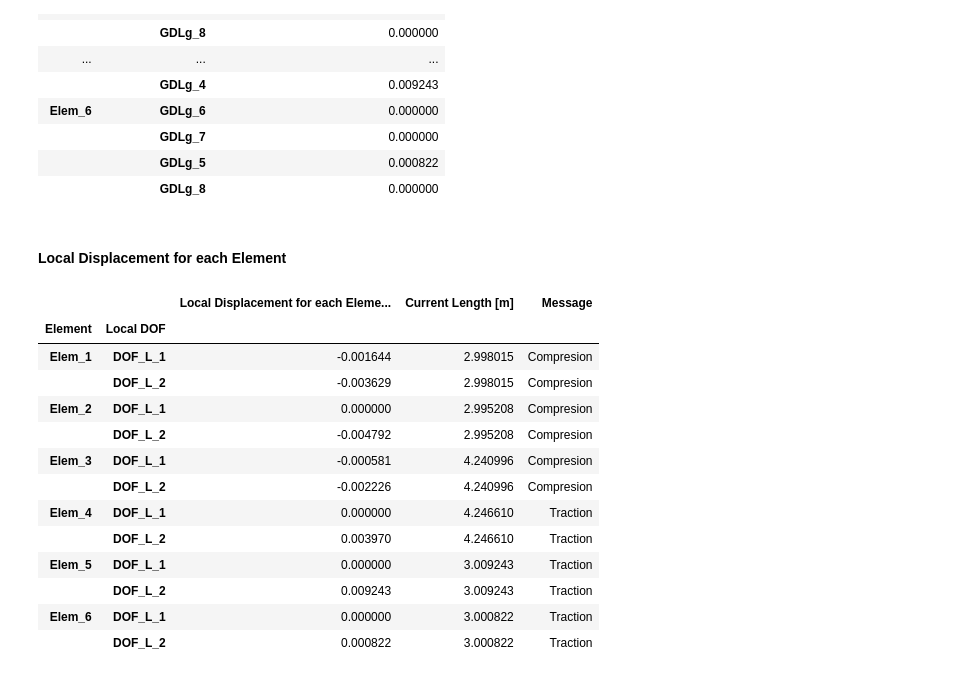
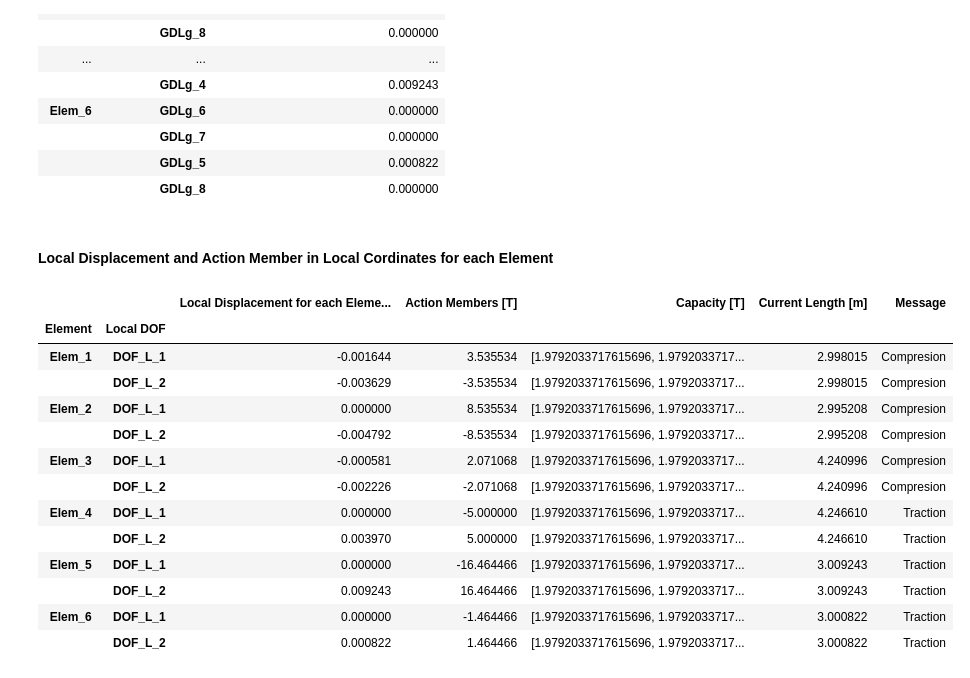
Before and after one commit to Normando1945/Repo_Maxtrix_Analisys, a Jupyter notebook: examples/Example_Truss.ipynb, the cells around one changed output. Drawn from its saved outputs; the diff is of its cells as text; code cells hidden in the pictures.

```diff
--- a/examples/Example_Truss.ipynb
+++ b/examples/Example_Truss.ipynb
@@ -59,6 +59,10 @@ P[1] = -10
 P[3] = 20
 P = np.vstack(P)                                                                                                    # Convert load vector to column format
 
+dv = 0.01
+fyT = 42000
+fyC = fyT * 0.6
+
 element_names = [f'Elem_{i+1}' for i in range(len(Lee))]                                                            # Element labels for the table
 Lee_table = pd.DataFrame(                                                                                           # Convert placement vectors to DataFrame
     Lee,                                                                                                            # Placement vector array
@@ -461,65 +465,85 @@ Delta_g_elem_df.round(6)
 |  | GDLg_5 | 0.000822 |
 |  | GDLg_8 | 0.000000 |
 # %% [markdown]
-#### Local Displacement for each Element
+#### Local Displacement and Action Member in Local Cordinates for each Element
 # %%
 Delta_L_elem_all = []                                                                                              # Empty list to store local displacement vectors
 New_L_elem = []                                                                                                    # Empty list to store current element lengths
 New_L_elem_rows = []                                                                                               # Current lengths repeated for each local DOF row
 MENSAJE = []
 MENSAJE_rows = []
+CA = []
+CA_rows = []
+
+AmL = []
 
 for e in np.arange(0, n_elem, 1):                                                                                   # Loop through each element
+# for e in np.arange(2):
     Telem = structure.elements[e].transformation_ARM_matrix_2D()                                                    # Local-to-global transformation matrix
     Delta_g_elem_e = delta_g_full[LeeE[e]]                                                                          # Global displacement vector of element e
     Delta_L_elem_e = Telem.T @ Delta_g_elem_e                                                                       # Transform global displacements to local coordinates
+
+    #-------- Action Members --------
+    aml = structure.elements[e].stiffness_matrix_ARM_AE() @ Delta_L_elem_e
     L_actual = L[e] + Delta_L_elem_e[1, 0] - Delta_L_elem_e[0, 0]                                                   # Current length: L + u_local_j - u_local_i
 
     if L_actual >= L[e]:
         mensaje = 'Traction'
+        #--------- Capacity ----------
+        ca = fyT * (np.pi * dv**(2) / 4)
     else:
         mensaje = 'Compresion'
+        ca = fyC * (np.pi * dv**(2) / 4)
 
     Delta_L_elem_all.append(Delta_L_elem_e)                                                                         # Store local displacement vector
 
+    AmL.append(aml)
+
     New_L_elem.append(L_actual)                                                                                     # Store one current length per element
     New_L_elem_rows.extend([L_actual] * local_dof)                                                                  # Repeat current length for the DataFrame rows
+
+    CA.append(ca)
+    CA_rows.extend([CA] * local_dof)
+
 
     MENSAJE.append(mensaje)
     MENSAJE_rows.extend([mensaje] * local_dof)
 
 Delta_L_elem_all = np.vstack(Delta_L_elem_all)                                                                      # Stack local displacement vectors
+AmL = np.vstack(AmL)
 
 rows_L = pd.MultiIndex.from_tuples(                                                                                 # Create hierarchical index for local displacement vectors
     [
         (f'Elem_{e+1}', f'DOF_L_{d+1}')                                                                             # Element and local DOF labels
         for e in range(n_elem)                                                                                      # Loop through each element
         for d in range(local_dof)                                                                                   # Loop through local DOF
     ],
     names=['Element', 'Local DOF']                                                                                  # Index level names
 )
 
 Delta_L_elem_all_df = pd.DataFrame(                                                                                 # Convert local displacements and lengths to DataFrame
     {
         'Local Displacement for each Element [m]': Delta_L_elem_all.ravel(),
+        'Action Members [T]': AmL.ravel(),
+        'Capacity [T]': CA_rows,
         'Current Length [m]': New_L_elem_rows,
         'Message ':MENSAJE_rows,
     },
     index=rows_L
 )
 Delta_L_elem_all_df.round(6)
 # %% [output]
-|  |  | Local Displacement for each Eleme... | Current Length [m] | Message |
-| Element | Local DOF |  |  |  |
-| Elem_1 | DOF_L_1 | -0.001644 | 2.998015 | Compresion |
-|  | DOF_L_2 | -0.003629 | 2.998015 | Compresion |
-| Elem_2 | DOF_L_1 | 0.000000 | 2.995208 | Compresion |
-|  | DOF_L_2 | -0.004792 | 2.995208 | Compresion |
-| Elem_3 | DOF_L_1 | -0.000581 | 4.240996 | Compresion |
-|  | DOF_L_2 | -0.002226 | 4.240996 | Compresion |
-| Elem_4 | DOF_L_1 | 0.000000 | 4.246610 | Traction |
-|  | DOF_L_2 | 0.003970 | 4.246610 | Traction |
-| Elem_5 | DOF_L_1 | 0.000000 | 3.009243 | Traction |
-|  | DOF_L_2 | 0.009243 | 3.009243 | Traction |
-| Elem_6 | DOF_L_1 | 0.000000 | 3.000822 | Traction |
-|  | DOF_L_2 | 0.000822 | 3.000822 | Traction |
+|  |  | Local Displacement for each Eleme... | Action Members [T] | Capacity [T] | Current Length [m] | Message |
+| Element | Local DOF |  |  |  |  |  |
+| Elem_1 | DOF_L_1 | -0.001644 | 3.535534 | [1.9792033717615696, 1.9792033717... | 2.998015 | Compresion |
+|  | DOF_L_2 | -0.003629 | -3.535534 | [1.9792033717615696, 1.9792033717... | 2.998015 | Compresion |
+| Elem_2 | DOF_L_1 | 0.000000 | 8.535534 | [1.9792033717615696, 1.9792033717... | 2.995208 | Compresion |
+|  | DOF_L_2 | -0.004792 | -8.535534 | [1.9792033717615696, 1.9792033717... | 2.995208 | Compresion |
+| Elem_3 | DOF_L_1 | -0.000581 | 2.071068 | [1.9792033717615696, 1.9792033717... | 4.240996 | Compresion |
+|  | DOF_L_2 | -0.002226 | -2.071068 | [1.9792033717615696, 1.9792033717... | 4.240996 | Compresion |
+| Elem_4 | DOF_L_1 | 0.000000 | -5.000000 | [1.9792033717615696, 1.9792033717... | 4.246610 | Traction |
+|  | DOF_L_2 | 0.003970 | 5.000000 | [1.9792033717615696, 1.9792033717... | 4.246610 | Traction |
+| Elem_5 | DOF_L_1 | 0.000000 | -16.464466 | [1.9792033717615696, 1.9792033717... | 3.009243 | Traction |
+|  | DOF_L_2 | 0.009243 | 16.464466 | [1.9792033717615696, 1.9792033717... | 3.009243 | Traction |
+| Elem_6 | DOF_L_1 | 0.000000 | -1.464466 | [1.9792033717615696, 1.9792033717... | 3.000822 | Traction |
+|  | DOF_L_2 | 0.000822 | 1.464466 | [1.9792033717615696, 1.9792033717... | 3.000822 | Traction |
```
Also changed, not shown: parts of 1 cell of this notebook.
